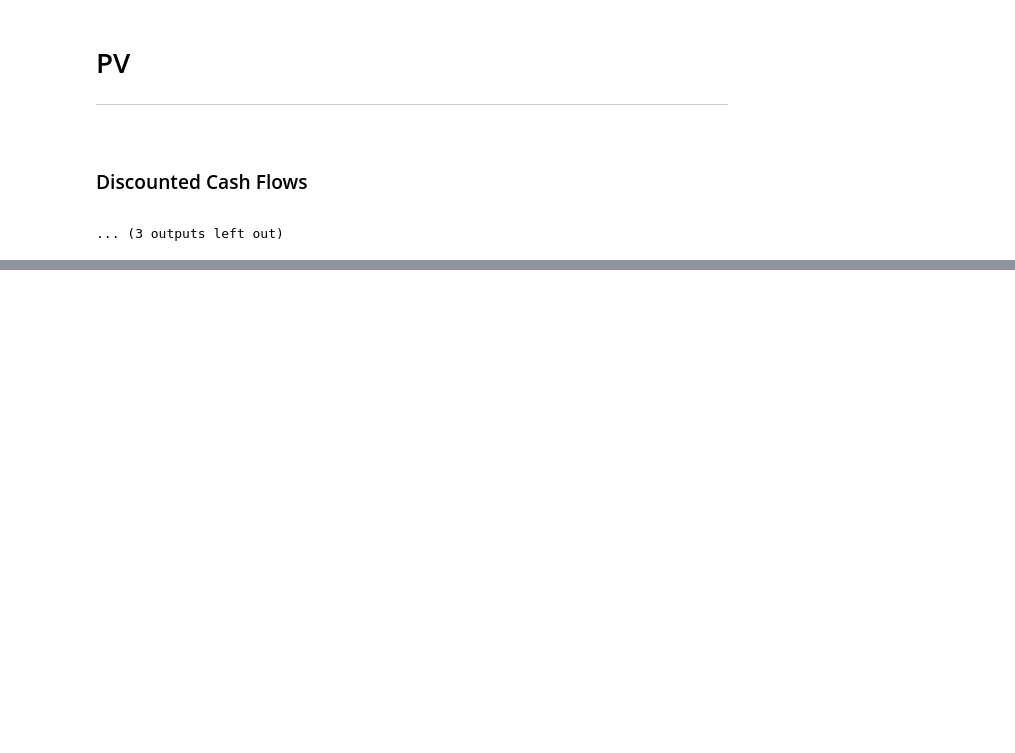
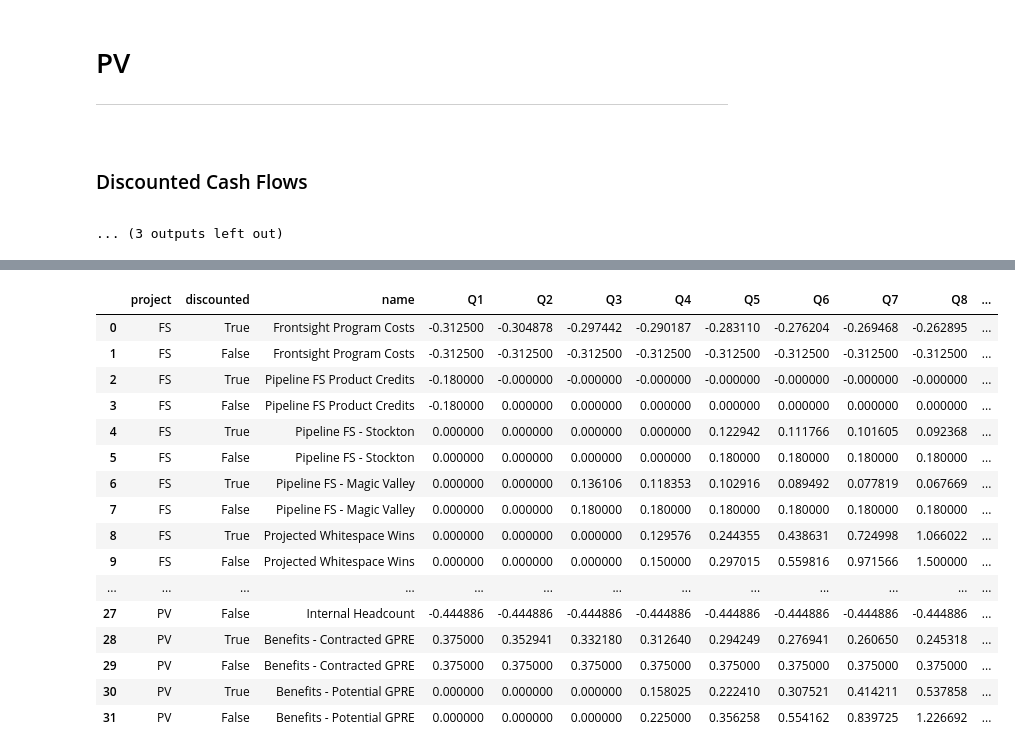
Before and after one commit to ldnelso2/portfolio, a Jupyter notebook: nz_portfolio_dashboard.ipynb, the cells around one changed output, grey strips where cells are left out. Drawn from its saved outputs; the diff is of its cells as text; code cells hidden in the pictures; blank space fills up the shorter version.

```diff
--- a/nz_portfolio_dashboard.ipynb
+++ b/nz_portfolio_dashboard.ipynb
@@ -265,30 +260,30 @@ class PortfolioSheetRow(SmartsheetRow):
        Any methods defined with the same "name" as the attribute preceeded by an underscore
        will apploy that function to the attribute as a clean way to modify the value if necessary.
        """
-    CELL_DESC = Cell(0, 'name', True)
-    CELL_FTE = Cell(1, 'fte', False)
-    CELL_FTE_UNALLOCATED = Cell(2, 'fte_unallocated', False)
-    CELL_FTE_OTHER = Cell(3, 'fte_other', False)
-    CELL_INCLUDE_IN_MODEL = Cell(4, 'include_in_model', True)
-    CELL_PROJECT_CODE = Cell(5, 'project_code', True)
-    CELL_REV = Cell(6, 'annual_revenue', False)
-    CELL_GP = Cell(7, 'gross_profit_perc', False)
-    CELL_ATTRIB = Cell(8, 'attribution_perc', False)
-    CELL_COST_OR_BENEFIT = Cell(9, 'is_cost', True)
-    CELL_CF_PROFILE = Cell(10, 'function', True)
-    CELL_DISCOUNT_RATE = Cell(11, 'discount_rate', True)
-    CELL_ANNUALIZED_START_VALUE = Cell(12, 'start_value', False)
-    CELL_DELAY_QUARTERS = Cell(13, 'delay_qtrs', True)
-    CELL_ANNUALIZED_MAX_VALUE = Cell(14, 'max_amt', True)
-    CELL_RAMP_TIME = Cell(15, 'scale_up_qtrs', True)
-    CELL_COMMENTS = Cell(16, 'comments', False)
+    CELL_00 = Cell(0, 'name', True)
+    CELL_01 = Cell(1, 'fte', False)
+    CELL_02 = Cell(2, 'fte_unallocated', False)
+    CELL_03 = Cell(3, 'fte_other', False)
+    CELL_04 = Cell(4, 'include_in_model', True)
+    CELL_05 = Cell(5, 'project_code', True)
+    CELL_06 = Cell(6, 'annual_revenue', False)
+    CELL_07 = Cell(7, 'gross_profit_perc', False)
+    CELL_08 = Cell(8, 'attribution_perc', False)
+    CELL_09 = Cell(9, 'is_cost', True)
+    CELL_10 = Cell(10, 'function', True)
+    CELL_11 = Cell(11, 'discount_rate', True)
+    CELL_12 = Cell(12, 'start_value', False)
+    CELL_13 = Cell(13, 'delay_qtrs', True)
+    CELL_14 = Cell(14, 'max_amt', True)
+    CELL_15 = Cell(15, 'scale_up_qtrs', True)
+    CELL_16 = Cell(16, 'comments', False)
 
     def __init__(self, row):
         # Extra logic is used to decide if row should be processed at all
         # This allows us to "fail fast" when a row we want to parse doesn't have the data we want
         cells = row['cells']
-        include = cells[PortfolioSheetRow.CELL_INCLUDE_IN_MODEL.index].get('value', None)
-        self.project_code = cells[PortfolioSheetRow.CELL_PROJECT_CODE.index].get('value', None)
+        include = cells[PortfolioSheetRow.CELL_04.index].get('value', None)
+        self.project_code = cells[PortfolioSheetRow.CELL_05.index].get('value', None)
         self.include_in_model = True if include == "Yes" else False
 
         if self.include_in_model and self.project_code:
@@ -524,0 +529,20 @@ chart
+# %%
+df
+# %% [output]
+|  | project | discounted | name | Q1 | Q2 | Q3 | Q4 | Q5 | Q6 | Q7 | Q8 | ... |
+| 0 | FS | True | Frontsight Program Costs | -0.312500 | -0.304878 | -0.297442 | -0.290187 | -0.283110 | -0.276204 | -0.269468 | -0.262895 | ... |
+| 1 | FS | False | Frontsight Program Costs | -0.312500 | -0.312500 | -0.312500 | -0.312500 | -0.312500 | -0.312500 | -0.312500 | -0.312500 | ... |
+| 2 | FS | True | Pipeline FS Product Credits | -0.180000 | -0.000000 | -0.000000 | -0.000000 | -0.000000 | -0.000000 | -0.000000 | -0.000000 | ... |
+| 3 | FS | False | Pipeline FS Product Credits | -0.180000 | 0.000000 | 0.000000 | 0.000000 | 0.000000 | 0.000000 | 0.000000 | 0.000000 | ... |
+| 4 | FS | True | Pipeline FS - Stockton | 0.000000 | 0.000000 | 0.000000 | 0.000000 | 0.122942 | 0.111766 | 0.101605 | 0.092368 | ... |
+| 5 | FS | False | Pipeline FS - Stockton | 0.000000 | 0.000000 | 0.000000 | 0.000000 | 0.180000 | 0.180000 | 0.180000 | 0.180000 | ... |
+| 6 | FS | True | Pipeline FS - Magic Valley | 0.000000 | 0.000000 | 0.136106 | 0.118353 | 0.102916 | 0.089492 | 0.077819 | 0.067669 | ... |
+| 7 | FS | False | Pipeline FS - Magic Valley | 0.000000 | 0.000000 | 0.180000 | 0.180000 | 0.180000 | 0.180000 | 0.180000 | 0.180000 | ... |
+| 8 | FS | True | Projected Whitespace Wins | 0.000000 | 0.000000 | 0.000000 | 0.129576 | 0.244355 | 0.438631 | 0.724998 | 1.066022 | ... |
+| 9 | FS | False | Projected Whitespace Wins | 0.000000 | 0.000000 | 0.000000 | 0.150000 | 0.297015 | 0.559816 | 0.971566 | 1.500000 | ... |
+| ... | ... | ... | ... | ... | ... | ... | ... | ... | ... | ... | ... | ... |
+| 27 | PV | False | Internal Headcount | -0.444886 | -0.444886 | -0.444886 | -0.444886 | -0.444886 | -0.444886 | -0.444886 | -0.444886 | ... |
+| 28 | PV | True | Benefits - Contracted GPRE | 0.375000 | 0.352941 | 0.332180 | 0.312640 | 0.294249 | 0.276941 | 0.260650 | 0.245318 | ... |
+| 29 | PV | False | Benefits - Contracted GPRE | 0.375000 | 0.375000 | 0.375000 | 0.375000 | 0.375000 | 0.375000 | 0.375000 | 0.375000 | ... |
+| 30 | PV | True | Benefits - Potential GPRE | 0.000000 | 0.000000 | 0.000000 | 0.158025 | 0.222410 | 0.307521 | 0.414211 | 0.537858 | ... |
+| 31 | PV | False | Benefits - Potential GPRE | 0.000000 | 0.000000 | 0.000000 | 0.225000 | 0.356258 | 0.554162 | 0.839725 | 1.226692 | ... |
```
Also changed, not shown: parts of 5 cells of this notebook.
